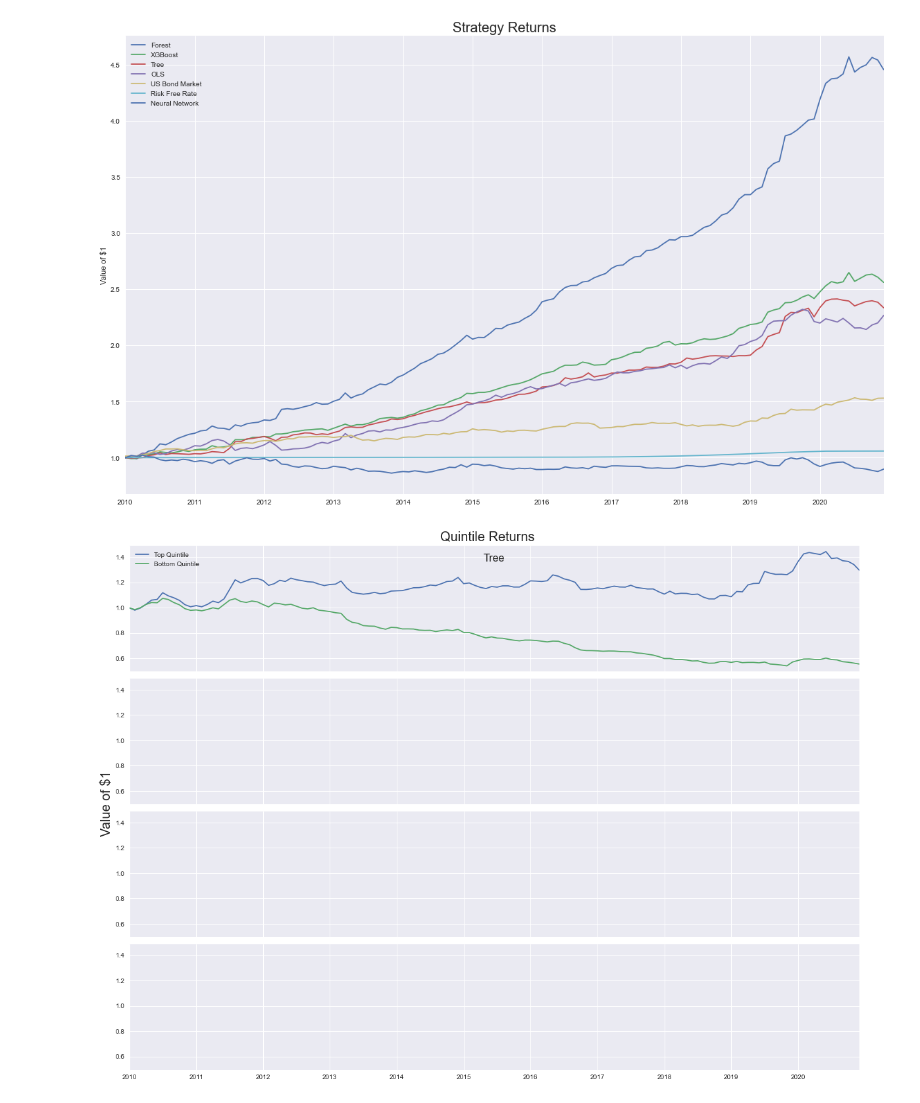
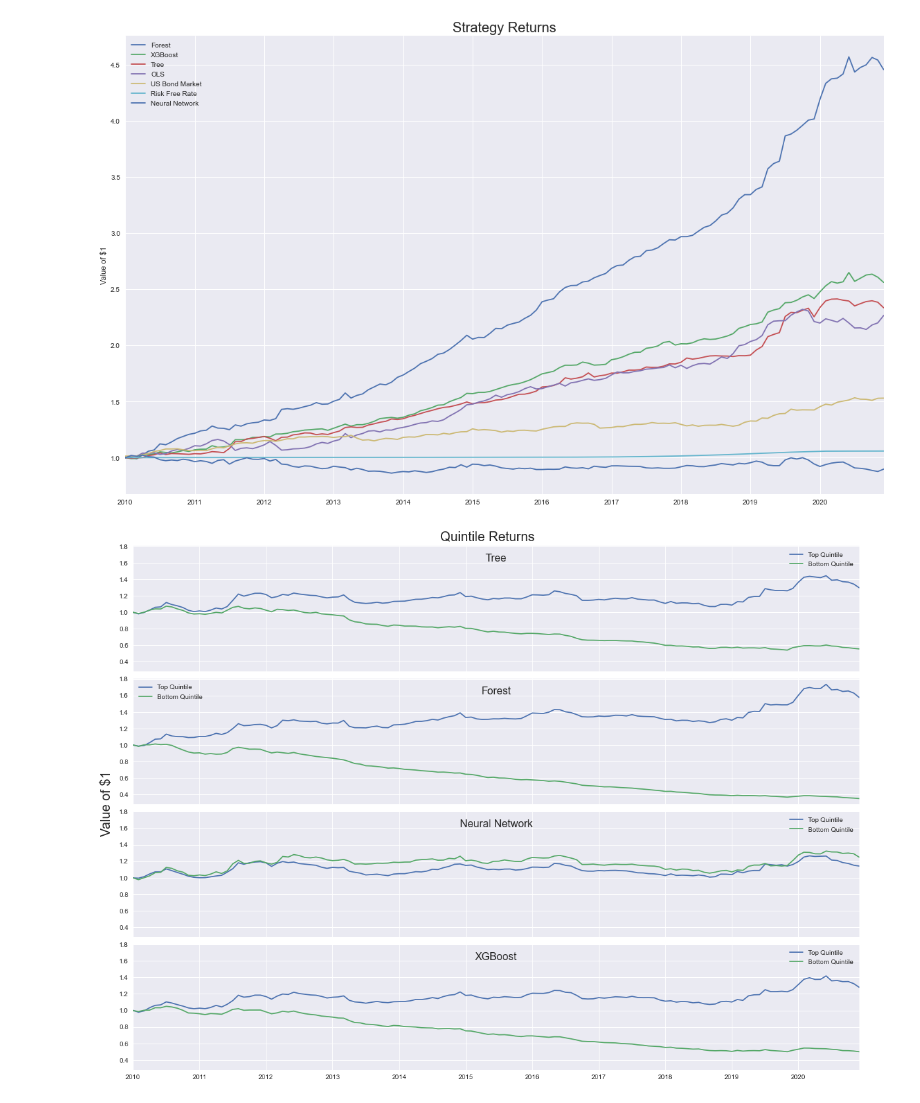
Before and after one commit to santoromano/Corporate-Bond-Factors, a Jupyter notebook: empirics.ipynb, the cells around one changed output. Saved outputs shown, nothing was run; the diff lists cells and outputs as text; code cells hidden in the pictures.

Commit message:
Quintile Returns

```diff
--- a/empirics.ipynb
+++ b/empirics.ipynb
@@ -781,15 +781,32 @@ returns_deciles.index = pd.to_datetime(returns_deciles.index)
 # %%
 fig, ax = plt.subplots(4,1,figsize=(16,12), sharey=True, sharex=True)
 
 fig.suptitle('Quintile Returns', fontsize=20)
 fig.text(-0.01,0.5, 'Value of $1', va='center', rotation='vertical', fontsize=20)
 
 ax1 = returns_deciles.loc[:,returns_deciles.columns.str.contains('Tree')].plot(ax=ax[0])
 ax1.text(0.5, 0.9, 'Tree', horizontalalignment='center', verticalalignment='center', transform=ax1.transAxes, fontsize=16)
 ax1.legend(labels=['Top Quintile', 'Bottom Quintile'])
 ax1.set_xlabel("")
 
+ax2 = returns_deciles.loc[:,returns_deciles.columns.str.contains('Forest')].plot(ax=ax[1])
+ax2.text(0.5, 0.9, 'Forest', horizontalalignment='center', verticalalignment='center', transform=ax2.transAxes, fontsize=16)
+ax2.legend(labels=['Top Quintile', 'Bottom Quintile'])
+ax2.set_xlabel("")
+
+ax3 = returns_deciles.loc[:,returns_deciles.columns.str.contains('Neural Network')].plot(ax=ax[2])
+ax3.text(0.5, 0.9, 'Neural Network', horizontalalignment='center', verticalalignment='center', transform=ax3.transAxes, fontsize=16)
+ax3.legend(labels=['Top Quintile', 'Bottom Quintile'])
+ax3.set_xlabel("")
+
+ax4 = returns_deciles.loc[:,returns_deciles.columns.str.contains('XGBoost')].plot(ax=ax[3])
+ax4.text(0.5, 0.9, 'XGBoost', horizontalalignment='center', verticalalignment='center', transform=ax4.transAxes, fontsize=16)
+ax4.legend(labels=['Top Quintile', 'Bottom Quintile'])
+ax4.set_xlabel("")
+
 plt.tight_layout()
 plt.show()
+
+# plt.savefig('Quintile Returns.jpg')
 # %% [output]
-[figure, old version]
+[figure, new version]
```
